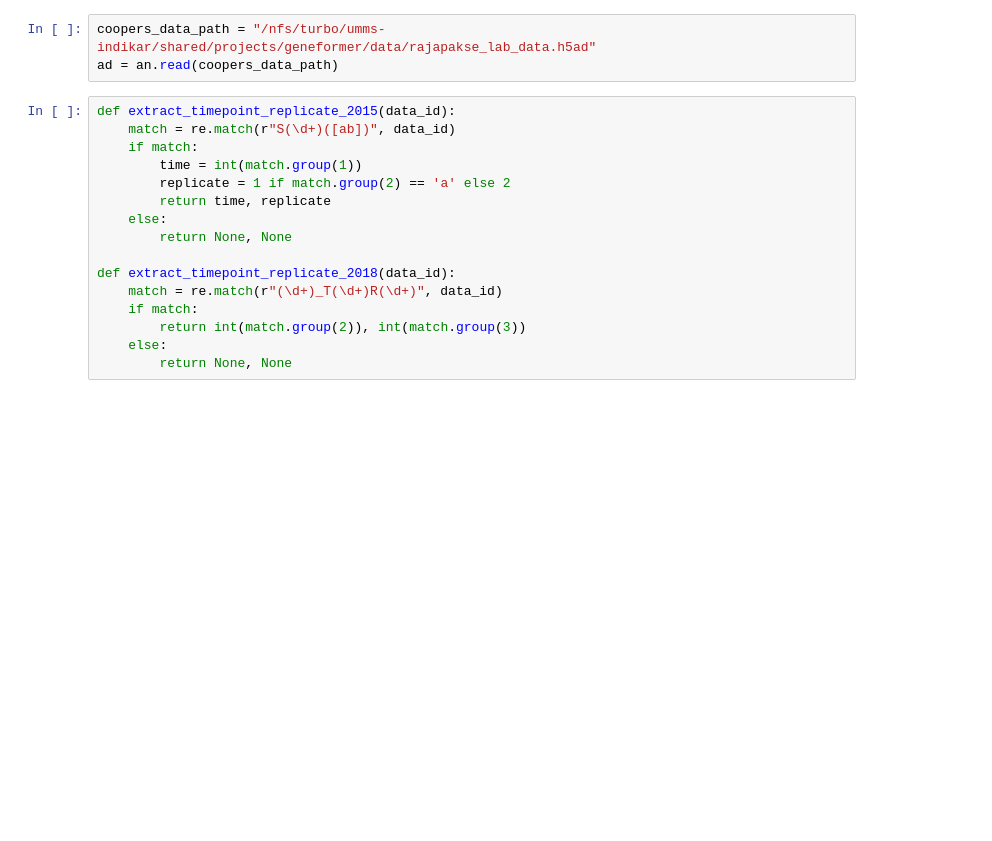
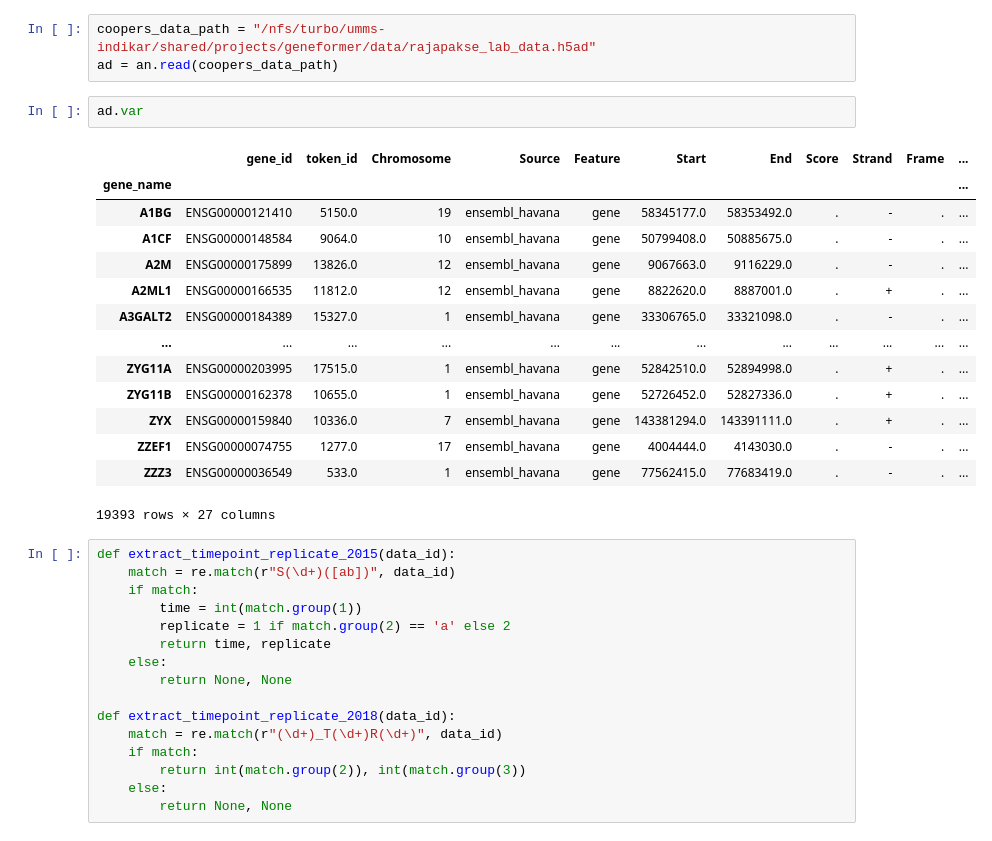
Before and after one commit to CooperStansbury/geneformer_dev, a Jupyter notebook: notebooks/data_engineering/jpic.ipynb, the cells around one changed output. Drawn from its saved outputs; the diff is of its cells as text; blank space fills up the shorter version.

```diff
--- a/notebooks/data_engineering/jpic.ipynb
+++ b/notebooks/data_engineering/jpic.ipynb
@@ -663,6 +663,23 @@ import re
 # %%
 coopers_data_path = "/nfs/turbo/umms-indikar/shared/projects/geneformer/data/rajapakse_lab_data.h5ad"
 ad = an.read(coopers_data_path)
+# %%
+ad.var
+# %% [output]
+|  | gene_id | token_id | Chromosome | Source | Feature | Start | End | Score | Strand | Frame | ... |
+| gene_name |  |  |  |  |  |  |  |  |  |  | ... |
+| A1BG | ENSG00000121410 | 5150.0 | 19 | ensembl_havana | gene | 58345177.0 | 58353492.0 | . | - | . | ... |
+| A1CF | ENSG00000148584 | 9064.0 | 10 | ensembl_havana | gene | 50799408.0 | 50885675.0 | . | - | . | ... |
+| A2M | ENSG00000175899 | 13826.0 | 12 | ensembl_havana | gene | 9067663.0 | 9116229.0 | . | - | . | ... |
+| A2ML1 | ENSG00000166535 | 11812.0 | 12 | ensembl_havana | gene | 8822620.0 | 8887001.0 | . | + | . | ... |
+| A3GALT2 | ENSG00000184389 | 15327.0 | 1 | ensembl_havana | gene | 33306765.0 | 33321098.0 | . | - | . | ... |
+| ... | ... | ... | ... | ... | ... | ... | ... | ... | ... | ... | ... |
+| ZYG11A | ENSG00000203995 | 17515.0 | 1 | ensembl_havana | gene | 52842510.0 | 52894998.0 | . | + | . | ... |
+| ZYG11B | ENSG00000162378 | 10655.0 | 1 | ensembl_havana | gene | 52726452.0 | 52827336.0 | . | + | . | ... |
+| ZYX | ENSG00000159840 | 10336.0 | 7 | ensembl_havana | gene | 143381294.0 | 143391111.0 | . | + | . | ... |
+| ZZEF1 | ENSG00000074755 | 1277.0 | 17 | ensembl_havana | gene | 4004444.0 | 4143030.0 | . | - | . | ... |
+| ZZZ3 | ENSG00000036549 | 533.0 | 1 | ensembl_havana | gene | 77562415.0 | 77683419.0 | . | - | . | ... |
+19393 rows × 27 columns
 # %%
 def extract_timepoint_replicate_2015(data_id):
     match = re.match(r"S(\d+)([ab])", data_id)
```
Also changed, not shown: parts of 1 cell of this notebook.
